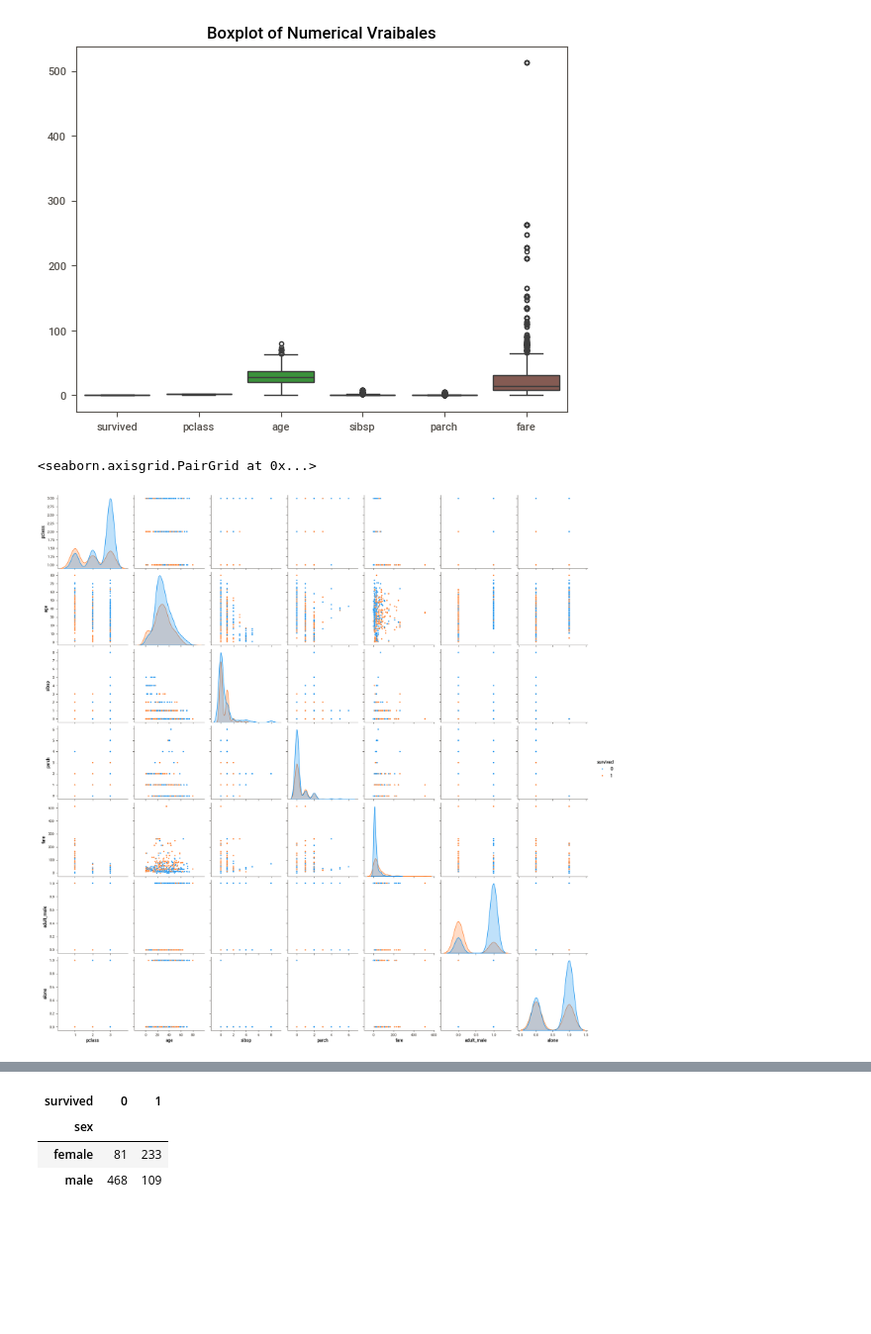
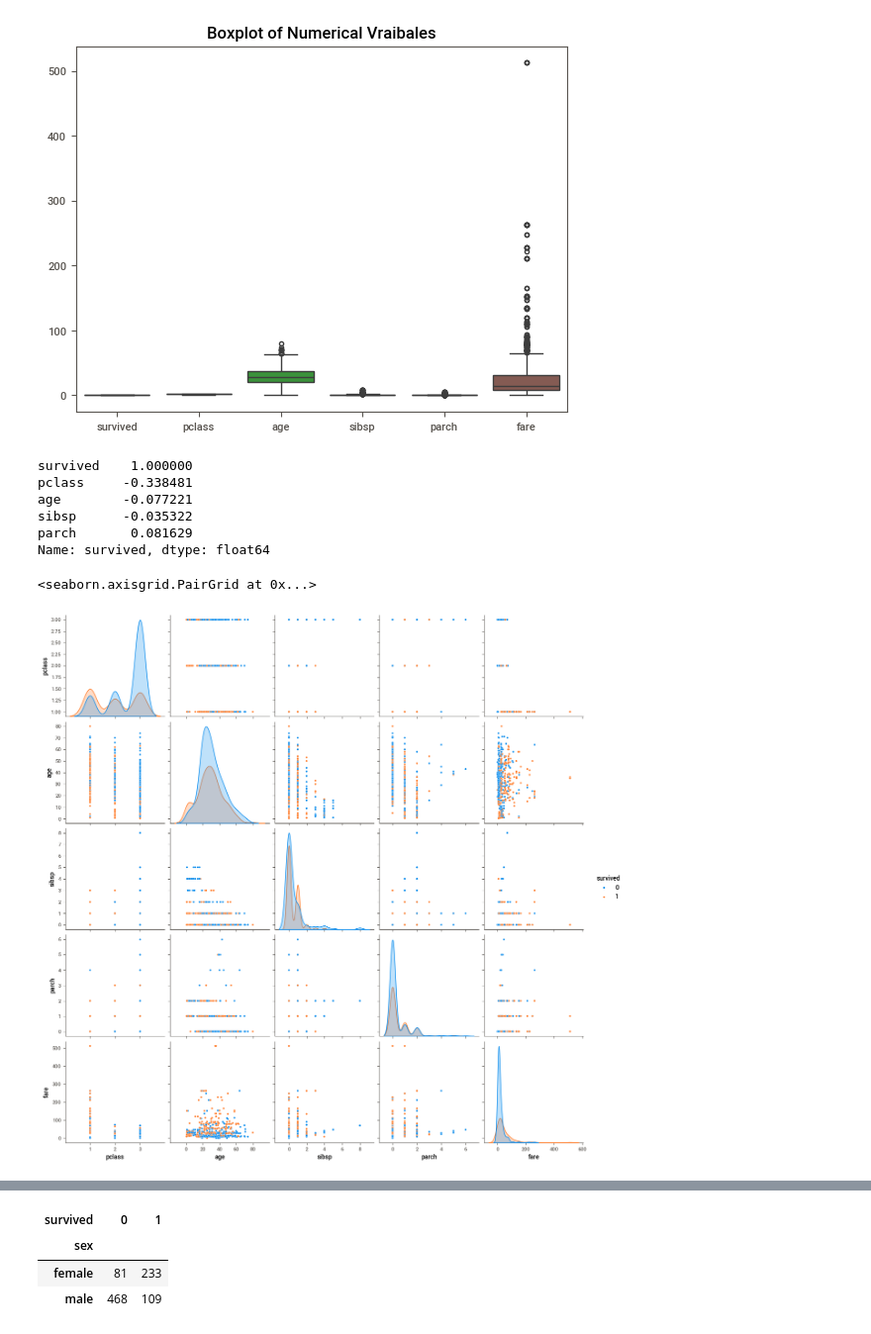
Before and after one commit to Sajida28/codespaces-jupyter, a Jupyter notebook: notebooks/HW4_P4_EDA .ipynb, the cells around one changed output, grey strips where cells are left out. Shown at 99% size. Cells and saved outputs as stored; diff of their text form; code cells hidden in the pictures; blank space fills up the shorter version.

```diff
--- a/notebooks/HW4_P4_EDA .ipynb
+++ b/notebooks/HW4_P4_EDA .ipynb
@@ -101,0 +97,3 @@ eda.show_notebook()
+# %%
+data_num = data.select_dtypes(include = ['float64', 'int64'])
+data_num.head()
@@ -105,9 +120,19 @@ plt.title('Boxplot of Numerical Vraibales')
 # %% [output]
 Text(0.5, 1.0, 'Boxplot of Numerical Vraibales')
 [figure]
+# %%
+data_num_corr = data_num.corr()['survived'][:-1]
+data_num_corr
+# %% [output]
+survived    1.000000
+pclass     -0.338481
+age        -0.077221
+sibsp      -0.035322
+parch       0.081629
+Name: survived, dtype: float64
 # %%
-sns.pairplot(data = data, hue = 'survived')
+sns.pairplot(data = data_num, hue = 'survived')
 # %% [output]
 <seaborn.axisgrid.PairGrid at 0x...>
-[figure, old version]
+[figure, new version]
 # %%
```
Also changed, not shown: parts of 9 cells of this notebook.
